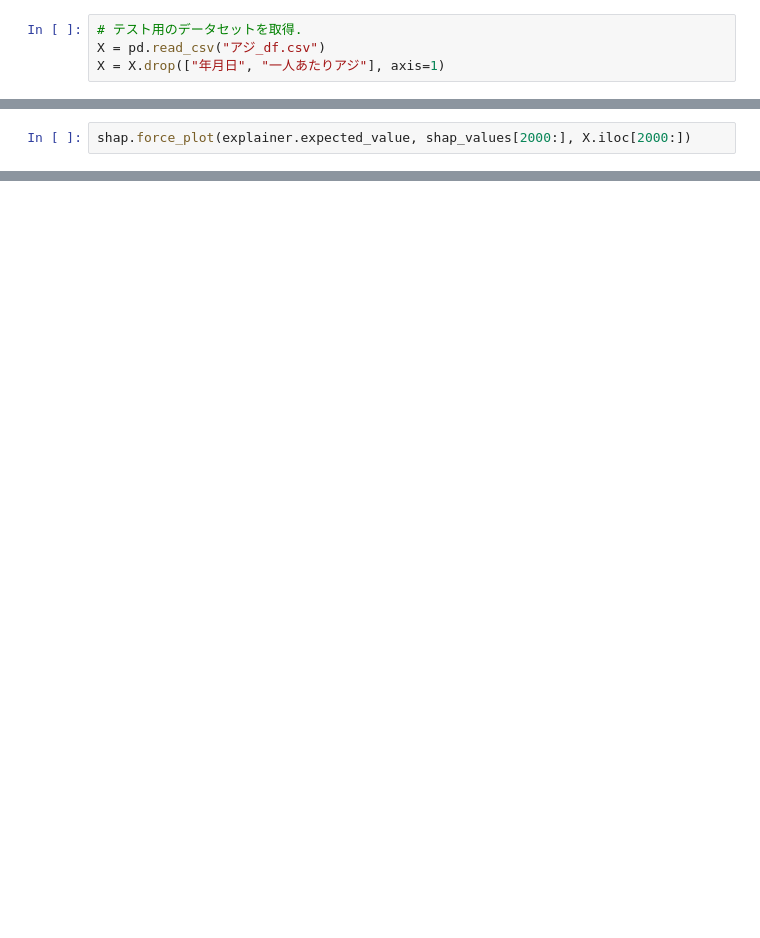
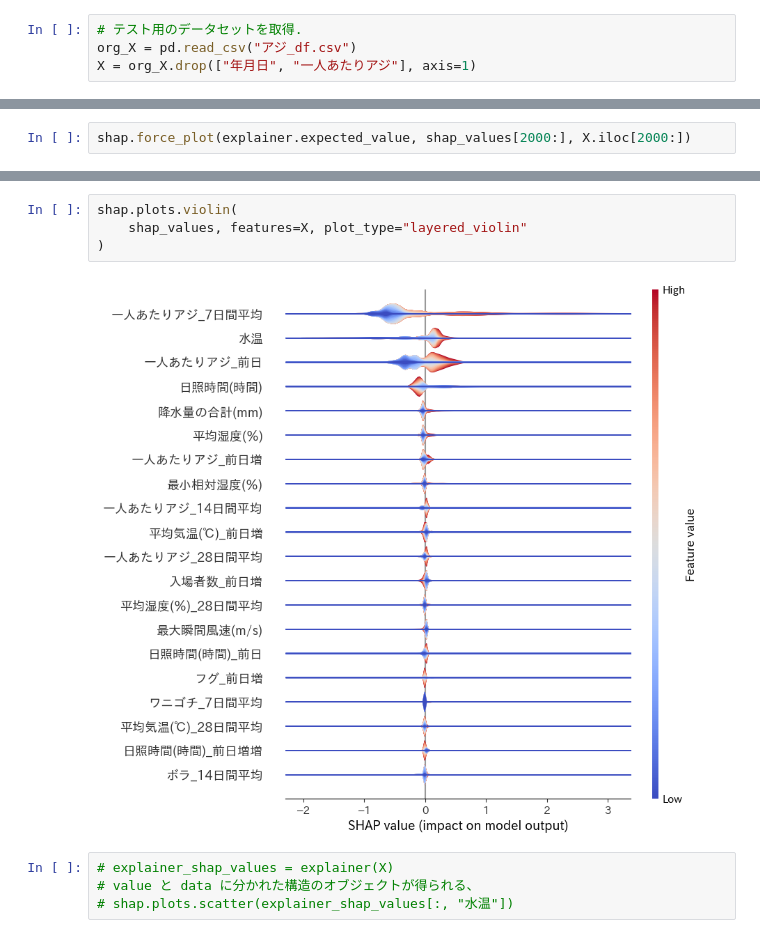
Before and after one commit to aoda2/shap_example, a Jupyter notebook: shap_アジ.ipynb, the cells around one changed output, grey strips where cells are left out. Cells and saved outputs as stored; diff of their text form; blank space fills up the shorter version.

Commit message:
scatter plot

```diff
--- a/shap_アジ.ipynb
+++ b/shap_アジ.ipynb
@@ -16,8 +17,8 @@ shap.initjs()
 [interactive output not drawn]
 # %%
 # テスト用のデータセットを取得.
-X = pd.read_csv("アジ_df.csv")
-X = X.drop(["年月日", "一人あたりアジ"], axis=1)
+org_X = pd.read_csv("アジ_df.csv")
+X = org_X.drop(["年月日", "一人あたりアジ"], axis=1)
 # %%
 # データ件数
 len(X)
@@ -67,0 +85,10 @@ shap.dependence_plot("水温", shap_values, X)
+# %%
+shap.plots.violin(
+    shap_values, features=X, plot_type="layered_violin"
+)
+# %% [output]
+[figure, added]
+# %%
+# explainer_shap_values = explainer(X)
+# value と data に分かれた構造のオブジェクトが得られる、
+# shap.plots.scatter(explainer_shap_values[:, "水温"])
```
Also changed, not shown: parts of 7 cells of this notebook, 1 other file.
